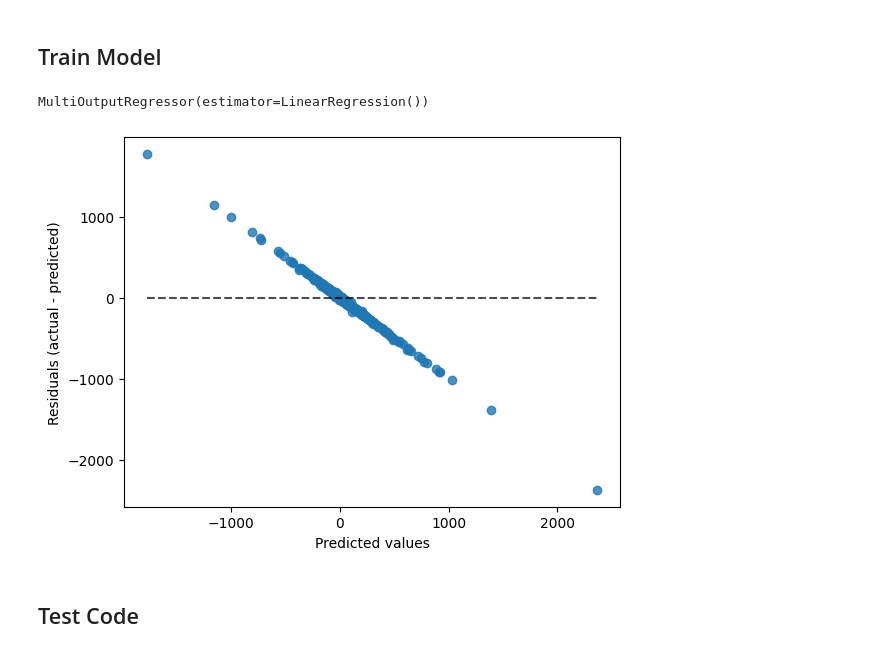
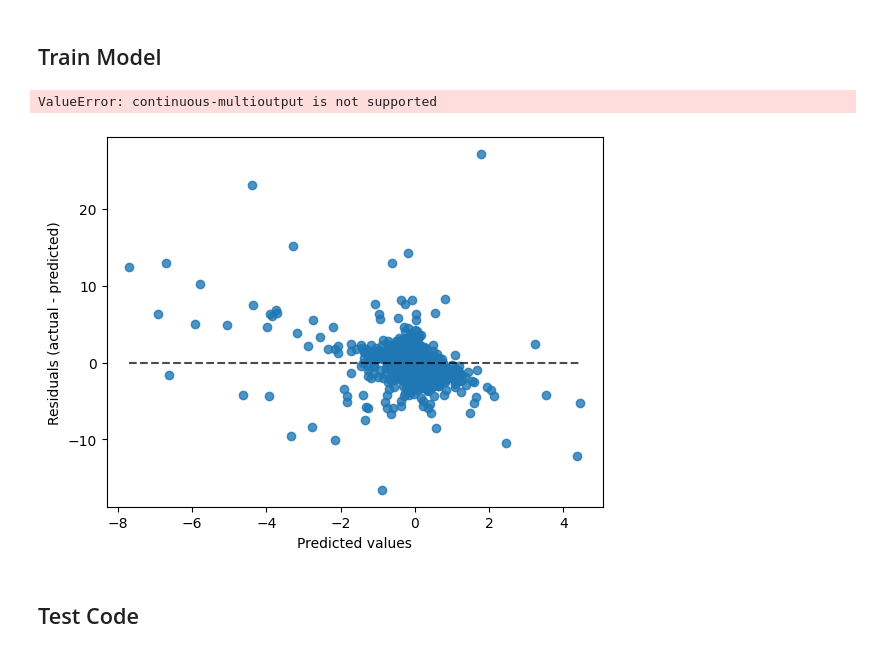
Before and after one commit to JiNathan/StockMarketPrediction, a Jupyter notebook: News_Data_Processing.ipynb, the cells around one changed output. Drawn from its saved outputs; the diff is of its cells as text; code cells hidden in the pictures.

Commit message:
Initial model finished
Accuracy of ~22%

```diff
--- a/News_Data_Processing.ipynb
+++ b/News_Data_Processing.ipynb
@@ -228,26 +230,49 @@ x_train, x_test, y_train, y_test = train_test_split(X, y, test_size=0.2, random_
 # %% [markdown]
 ## Train Model
-# %%
-from sklearn.multioutput import MultiOutputRegressor
-from sklearn.linear_model import LinearRegression
-
-regressor = LinearRegression()
-multi_output_regressor = MultiOutputRegressor(regressor)
-multi_output_regressor.fit(x_train, y_train)
-
-# articles[articles.columns[0]]
-# %% [output]
-MultiOutputRegressor(estimator=LinearRegression())
+# %%
+from sklearn.multioutput import MultiOutputRegressor
+from sklearn.linear_model import LinearRegression
+
+# models: dict[multiprocessing.Process] = {}
+
+# p = multiprocessing.Process(target=get_model, args=(x_train, y_train))
+# models["normal"] = p
+# p.start()
+
+def get_model(x_, y_) -> MultiOutputRegressor:
+    regressor = LinearRegression(n_jobs=-1)
+    multi_output_regressor = MultiOutputRegressor(regressor, n_jobs=-1)
+    return multi_output_regressor.fit(x_, y_, sample_weight=alt_weight_train)
+
+# p = multiprocessing.Process(target=get_model, args=(alt_x_train, alt_y_train))
+# models["alt"] = p
+# p.start()
+
+# models["alt"].join()
+# models["normal"].join()
+
+# multi_output_regressor = models["normal"]
+alt_regressor = get_model(alt_x_train, alt_y_train)
+
+# articles[articles.columns[0]]
+# %%
+from sklearn.metrics import accuracy_score
+accuracy_score(y_true=alt_y_test, y_pred=alt_regressor.predict(alt_x_test))
+# %% [output]
+ValueError: continuous-multioutput is not supported
 # %%
 import matplotlib.pyplot as plt
 from sklearn.metrics import PredictionErrorDisplay
 
-prediction = PredictionErrorDisplay(y_true=y_test, y_pred=multi_output_regressor.predict(x_test))
-prediction.plot()
+# prediction = PredictionErrorDisplay(y_true=y_test, y_pred=multi_output_regressor.predict(x_test))
+# prediction.plot()
+
+alt_prediction = PredictionErrorDisplay(y_true=alt_y_test, y_pred=alt_regressor.predict(alt_x_test))
+alt_prediction.plot()
 
 plt.show()
 # %% [output]
-[figure, old version]
+[figure, new version]
 # %% [markdown]
 ## Test Code
 # %% [markdown]
```
Also changed, not shown: parts of 2 cells of this notebook.
